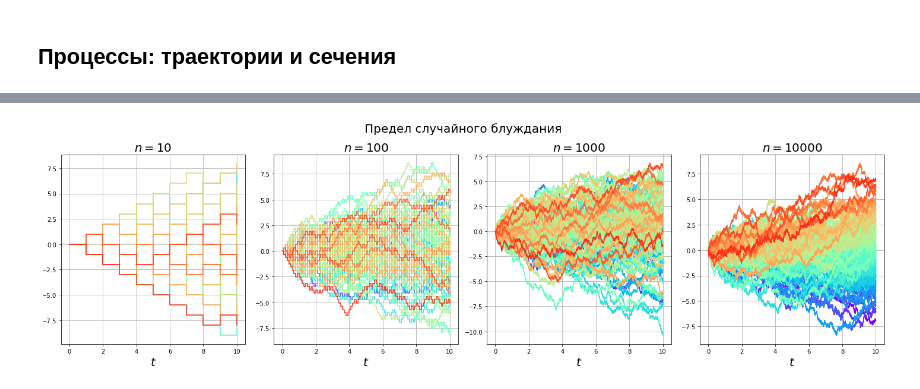
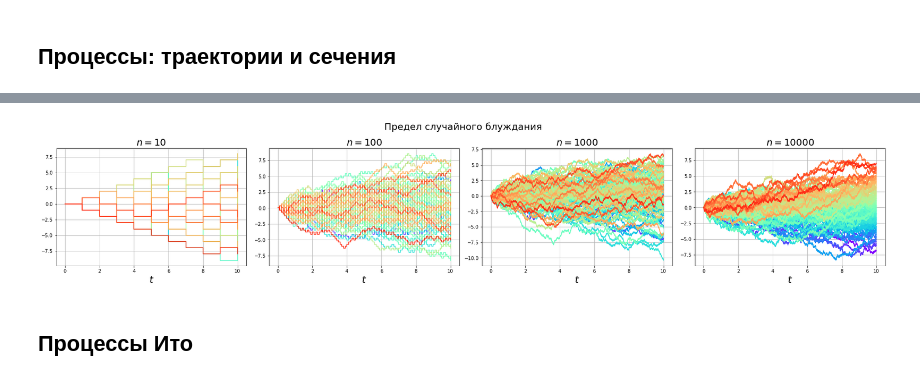
Before and after one commit to dolmatovas/hse_lectures, a Jupyter notebook: notebooks/Lectures 1-2.ipynb, the cells around one changed output, grey strips where cells are left out. Drawn from its saved outputs; the diff is of its cells as text; code cells hidden in the pictures.

```diff
--- a/notebooks/Lectures 1-2.ipynb
+++ b/notebooks/Lectures 1-2.ipynb
@@ -69,7 +69,7 @@ norm = Normalize(vmin=X[-1].min(), vmax=X[-1].max())
 colors = rainbow(norm(X[-1]))
 
 # Создаем график
-fig, ax = plt.subplots(1, 2, figsize=(20, 5))
+fig, ax = plt.subplots(1, 2, figsize=(25, 5))
 ax[0].set_title(r"Траектории процесса $X_t = \sum_{s=1}^t \xi_s$", fontsize=20)
 ax[0].set_xlabel("t", fontsize=20)
 for i in range(0, len(X[-1]), len(X[-1]) // 100):
@@ -109,7 +109,7 @@ def stop_process(X, b):
 
     return X_stopped
 # %%
-X_stopped = stop_process(X, b)
+X_stopped = stop_process(X, 10)
 # %%
 t = np.arange(nt + 1).reshape(-1, 1)
 # Нормализуем eta в диапазон [0, 1] для цветовой карты
@@ -117,7 +117,7 @@ norm = Normalize(vmin=X[-1].min(), vmax=X[-1].max())
 colors = rainbow(norm(X[-1]))
 
 # Создаем график
-fig, ax = plt.subplots(1, 2, figsize=(20, 5))
+fig, ax = plt.subplots(1, 2, figsize=(25, 5))
 ax[0].set_title(r"Траектории симметричного случайного блуждания $X_t$", fontsize=20)
 ax[0].set_xlabel(r"$t$", fontsize=20)
 for i in range(0, len(X[-1]), len(X[-1]) // 100):
@@ -165,23 +155,3 @@ X = X[:, N // 100 : -N // 100]
 T = 10
 
 Nts = [10, 100, 1000]
-# %%
-t = np.arange(nt + 1).reshape(-1, 1)
-# Нормализуем eta в диапазон [0, 1] для цветовой карты
-norm = Normalize(vmin=X[-1].min(), vmax=X[-1].max())
-colors = rainbow(norm(X[-1]))
-
-
-# Создаем график
-fig, ax = plt.subplots(1, 3, figsize=(20, 6))
-plt.suptitle("Предел случайного блуждания", fontsize=20)
-for j, Nt in enumerate(Nts):
-    tau = T / Nt
-    ax[j].set_title(fr"$n={Nt}$", fontsize=20)
-    ax[j].set_xlabel(r"$t$", fontsize=20)
-    for i in range(0, len(X[-1]), len(X[-1]) // 100):
-        ax[j].step(t[:Nt + 1, 0] * tau, X[:Nt + 1, i] * np.sqrt(tau), color=colors[i], where='post')
-    ax[j].grid()
-fig.tight_layout()
-plt.show()
-fig.savefig("../2_figs/random_walk_limit.png")
@@ -190,23 +158,25 @@ fig.savefig("../2_figs/random_walk_limit.png")
 # %%
 t = np.arange(nt + 1).reshape(-1, 1)
 # Нормализуем eta в диапазон [0, 1] для цветовой карты
 norm = Normalize(vmin=X[-1].min(), vmax=X[-1].max())
 colors = rainbow(norm(X[-1]))
 
 
 # Создаем график
-fig, ax = plt.subplots(1, 4, figsize=(20, 6))
+fig, ax = plt.subplots(1, 4, figsize=(25, 5))
 plt.suptitle("Предел случайного блуждания", fontsize=20)
 Nts = [10, 100, 1000, 10000]
 for j, Nt in enumerate(Nts):
     tau = T / Nt
     ax[j].set_title(fr"$n={Nt}$", fontsize=20)
     ax[j].set_xlabel(r"$t$", fontsize=20)
     for i in range(0, len(X[-1]), len(X[-1]) // 100):
         ax[j].step(t[:Nt + 1, 0] * tau, X[:Nt + 1, i] * np.sqrt(tau), color=colors[i], where='post')
     ax[j].grid()
 fig.tight_layout()
 plt.show()
 fig.savefig("../2_figs/random_walk_limit.png")
 # %% [output]
-[figure, old version]
+[figure, new version]
+# %% [markdown]
+## Процессы Ито
```
Also changed, not shown: parts of 12 cells of this notebook.
